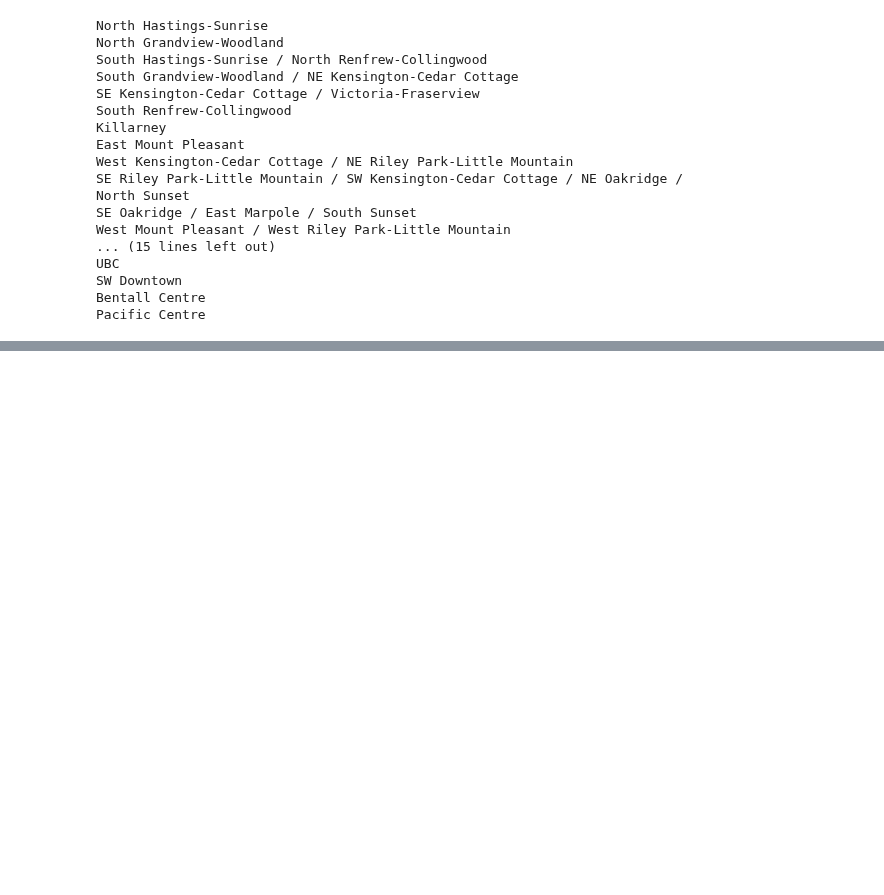
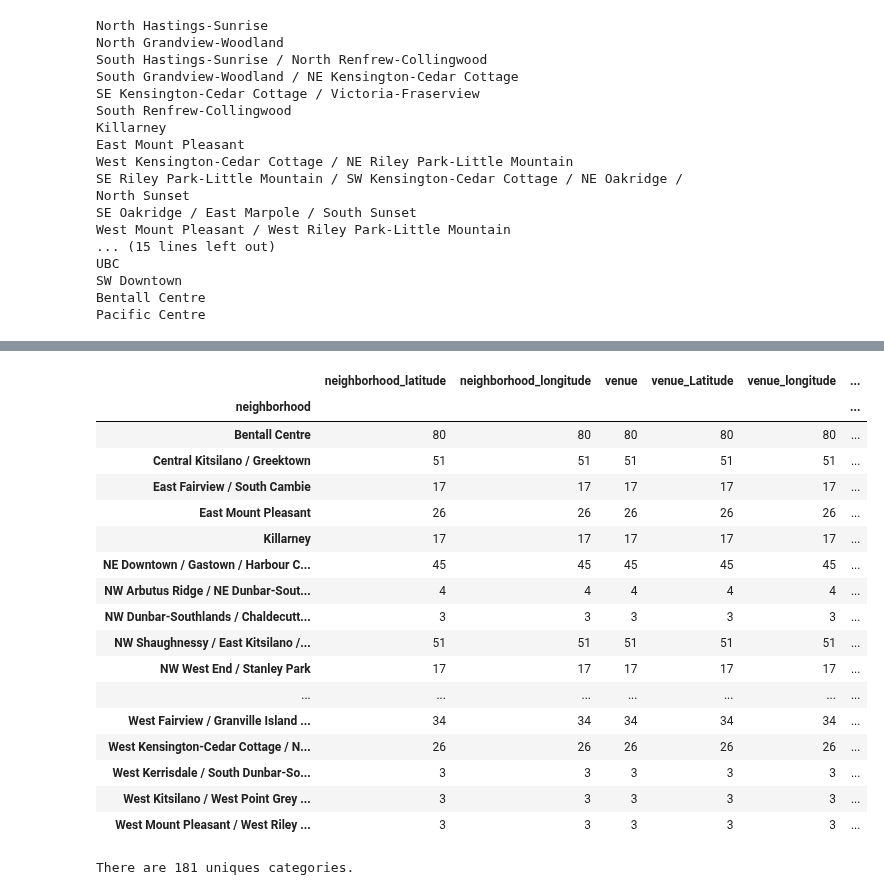
Before and after one commit to dprossi/Capstone_Project_IBM_Data_Science, a Jupyter notebook: Applied_Data_Science_Capstone_Project_Vancouver.ipynb, the cells around one changed output, grey strips where cells are left out. Drawn from its saved outputs; the diff is of its cells as text; code cells hidden in the pictures; blank space fills up the shorter version.

```diff
--- a/Applied_Data_Science_Capstone_Project_Vancouver.ipynb
+++ b/Applied_Data_Science_Capstone_Project_Vancouver.ipynb
@@ -455,12 +455,12 @@ def getNearbyVenues(names, latitudes, longitudes, radius=500):
 
     nearby_venues = pd.DataFrame([item for venue_list in venues_list for item in venue_list])
     nearby_venues.columns = ['neighborhood',
-                  'neighborhood Latitude',
-                  'neighborhood Longitude',
-                  'Venue',
-                  'Venue Latitude',
-                  'Venue Longitude',
-                  'Venue Category']
+                  'neighborhood_latitude',
+                  'neighborhood_longitude',
+                  'venue',
+                  'venue_latitude',
+                  'venue_longitude',
+                  'venue_category']
 
     return(nearby_venues)
 # %%
@@ -490,0 +502,26 @@ Pacific Centre
+# %%
+vancouver_venues.groupby('neighborhood').count()
+# %% [output]
+|  | neighborhood_latitude | neighborhood_longitude | venue | venue_Latitude | venue_longitude | ... |
+| neighborhood |  |  |  |  |  | ... |
+| Bentall Centre | 80 | 80 | 80 | 80 | 80 | ... |
+| Central Kitsilano / Greektown | 51 | 51 | 51 | 51 | 51 | ... |
+| East Fairview / South Cambie | 17 | 17 | 17 | 17 | 17 | ... |
+| East Mount Pleasant | 26 | 26 | 26 | 26 | 26 | ... |
+| Killarney | 17 | 17 | 17 | 17 | 17 | ... |
+| NE Downtown / Gastown / Harbour C... | 45 | 45 | 45 | 45 | 45 | ... |
+| NW Arbutus Ridge / NE Dunbar-Sout... | 4 | 4 | 4 | 4 | 4 | ... |
+| NW Dunbar-Southlands / Chaldecutt... | 3 | 3 | 3 | 3 | 3 | ... |
+| NW Shaughnessy / East Kitsilano /... | 51 | 51 | 51 | 51 | 51 | ... |
+| NW West End / Stanley Park | 17 | 17 | 17 | 17 | 17 | ... |
+| ... | ... | ... | ... | ... | ... | ... |
+| West Fairview / Granville Island ... | 34 | 34 | 34 | 34 | 34 | ... |
+| West Kensington-Cedar Cottage / N... | 26 | 26 | 26 | 26 | 26 | ... |
+| West Kerrisdale / South Dunbar-So... | 3 | 3 | 3 | 3 | 3 | ... |
+| West Kitsilano / West Point Grey ... | 3 | 3 | 3 | 3 | 3 | ... |
+| West Mount Pleasant / West Riley ... | 3 | 3 | 3 | 3 | 3 | ... |
+# %%
+# find number of unique venues
+print('There are {} uniques categories.'.format(len(vancouver_venues['venue_category'].unique())))
+# %% [output]
+There are 181 uniques categories.
```
Also changed, not shown: parts of 3 cells of this notebook.
